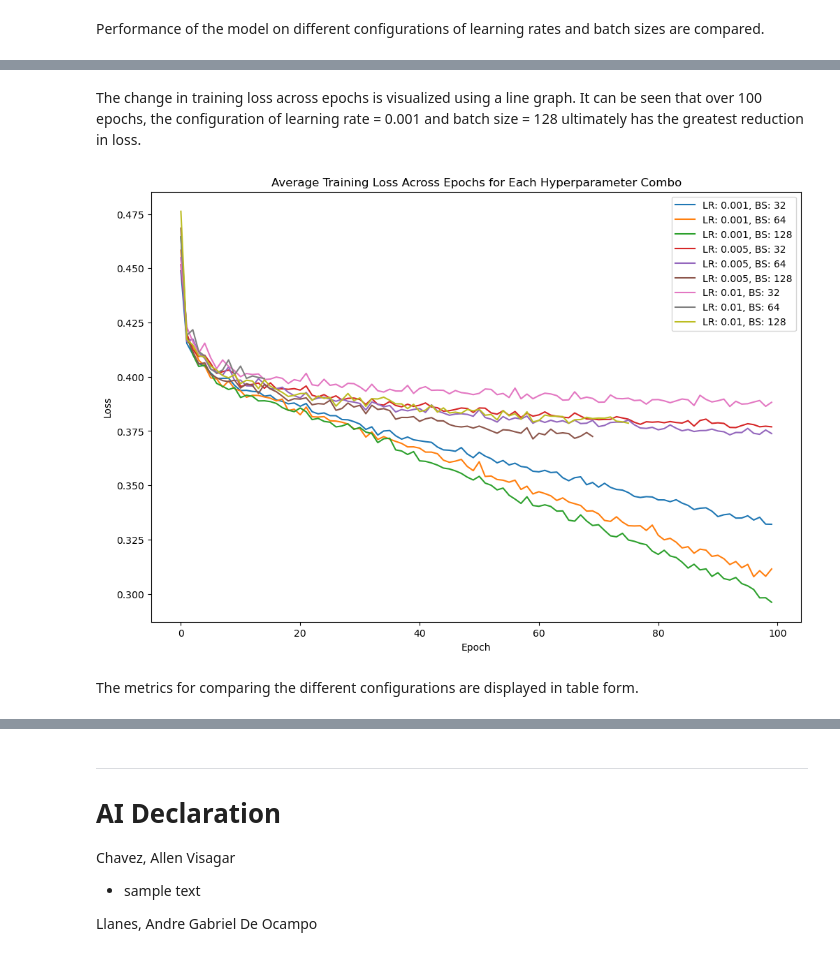
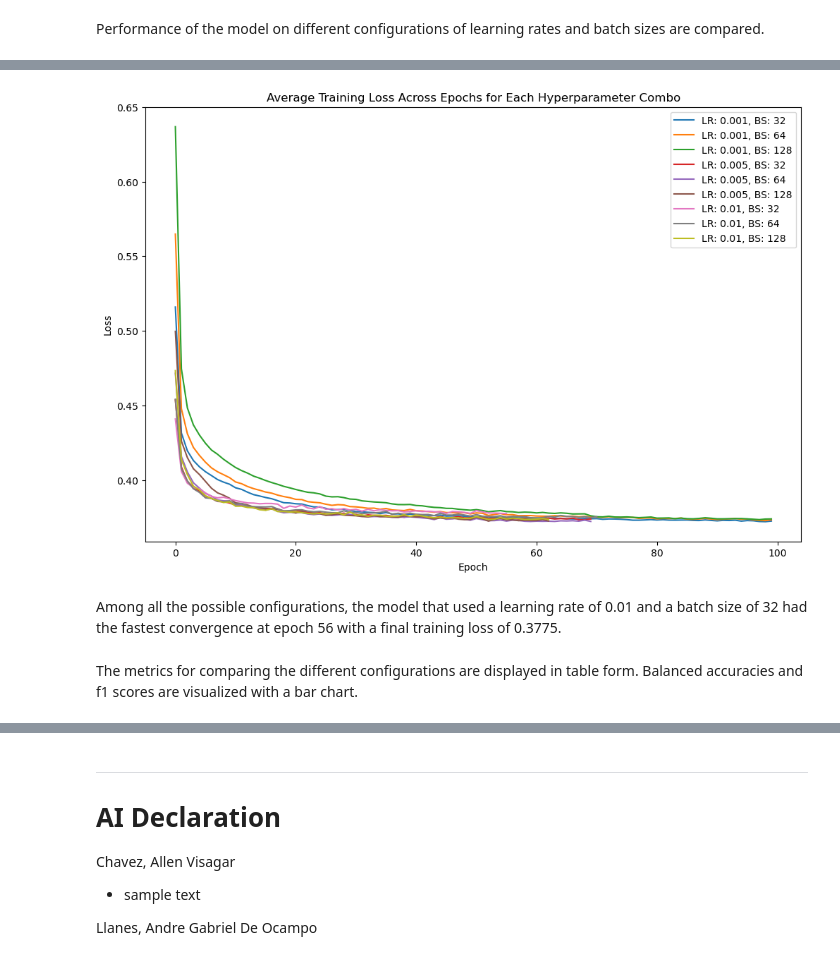
Before and after one commit to NebulaRojo9/STINTSY-MCO, a Jupyter notebook: Multi-Layer Perceptron.ipynb, the cells around one changed output, grey strips where cells are left out. Cells and saved outputs as stored; diff of their text form; code cells hidden in the pictures.

```diff
--- a/Multi-Layer Perceptron.ipynb
+++ b/Multi-Layer Perceptron.ipynb
@@ -286,0 +426,24 @@ Thus, we proceed to fine tine the neural network with 2 hidden layers having a c
+# %%
+results_flat = []
+for r in results:
+    flat_r = {
+        "architecture": r["architecture"],
+        "train_accuracy": r["train_accuracy"],
+        "train_precision_rural": r["train_precision_class 0"],
+        "train_precision_urban": r["train_precision_class 1"],
+        "train_recall_rural": r["train_recall_class 0"],
+        "train_recall_urban": r["train_recall_class 1"],
+        "train_f1_rural": r["train_f1_class 0"],
+        "train_f1_urban": r["train_f1_class 1"],
+        "val_accuracy": r["val_accuracy"],
+        "val_precision_rural": r["val_precision_class 0"],
+        "val_precision_urban": r["val_precision_class 1"],
+        "val_recall_rural": r["val_recall_class 0"],
+        "val_recall_urban": r["val_recall_class 1"],
+        "val_f1_rural": r["val_f1_class 0"],
+        "val_f1_urban": r["val_f1_class 1"]
+    }
+    results_flat.append(flat_r)
+
+results_df = pd.DataFrame(results_flat)
+results_df.T
@@ -289,6 +498,7 @@ Thus, we proceed to fine tine the neural network with 2 hidden layers having a c
 # %% [markdown]
 Performance of the model on different configurations of learning rates and batch sizes are compared.
 # %%
+# increase epoch limit to observe convergence behavior of smaller architectures
 epoch_limit = 100
 
 learning_rates = [0.001, 0.005, 0.01]
@@ -298,7 +508,7 @@ seeds = [0]  # using only one seed to save time.
 
 # Only use one architecture
 configs = [
-    (128, 64)
+    (4,2)
 ]
 
 # list to store loss after each training epoch
@@ -406,32 +616,32 @@ Epoch: 76       Loss: 0.378628
-# %% [markdown]
-The change in training loss across epochs is visualized using a line graph. It can be seen that over 100 epochs, the configuration of learning rate = 0.001 and batch size = 128 ultimately has the greatest reduction in loss.
 # %%
 # graph loss history for each learning rate and batch size combination (averaged across seeds)
 import matplotlib.pyplot as plt
 plt.figure(figsize=(12, 8))
 for lr in learning_rates:
     for bs in batch_sizes:
         # filter loss history for this learning rate and batch size
-        config_history = [h for h in loss_history if h["architecture"] == (128, 64) and h["seed"] == 0 and h["learning_rate"] == lr and h["batch_size"] == bs]
+        config_history = [h for h in loss_history if h["architecture"] == (4, 2) and h["seed"] == 0 and h["learning_rate"] == lr and h["batch_size"] == bs]
 
         min_len = min(len(h["losses"]) for h in config_history)
 
         aligned_losses = [
             h["losses"][:min_len] for h in config_history
         ]
 
         # average losses across seeds
         avg_losses = np.mean(aligned_losses, axis=0)
 
         plt.plot(avg_losses, label=f"LR: {lr}, BS: {bs}")
 
 plt.title("Average Training Loss Across Epochs for Each Hyperparameter Combo")
 plt.xlabel("Epoch")
 plt.ylabel("Loss")
 plt.legend()
 plt.show()
 # %% [output]
-[figure, old version]
+[figure, new version]
+# %% [markdown]
+Among all the possible configurations, the model that used a learning rate of 0.01 and a batch size of 32 had the fastest convergence at epoch 56 with a final training loss of 0.3775.
 # %% [markdown]
-The metrics for comparing the different configurations are displayed in table form.
+The metrics for comparing the different configurations are displayed in table form. Balanced accuracies and f1 scores are visualized with a bar chart.
 # %%
```
Also changed, not shown: parts of 30 cells of this notebook, 1 other file.
